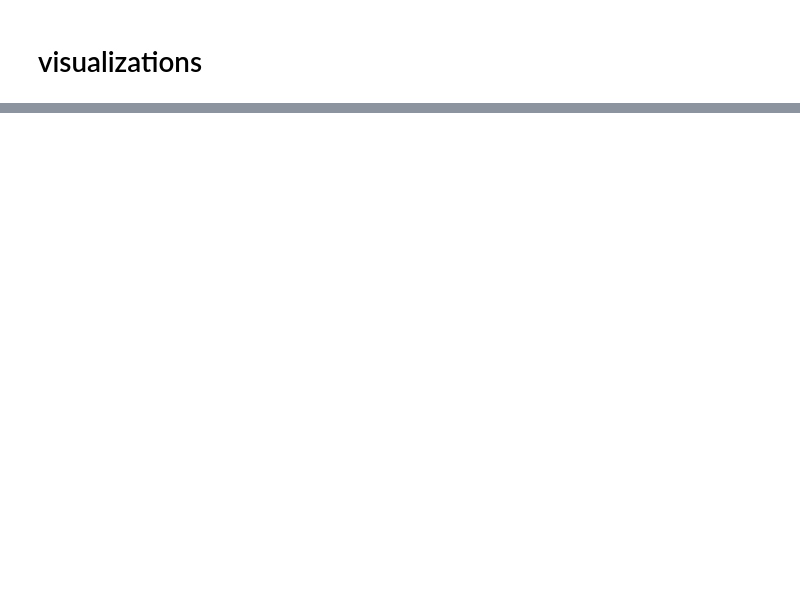
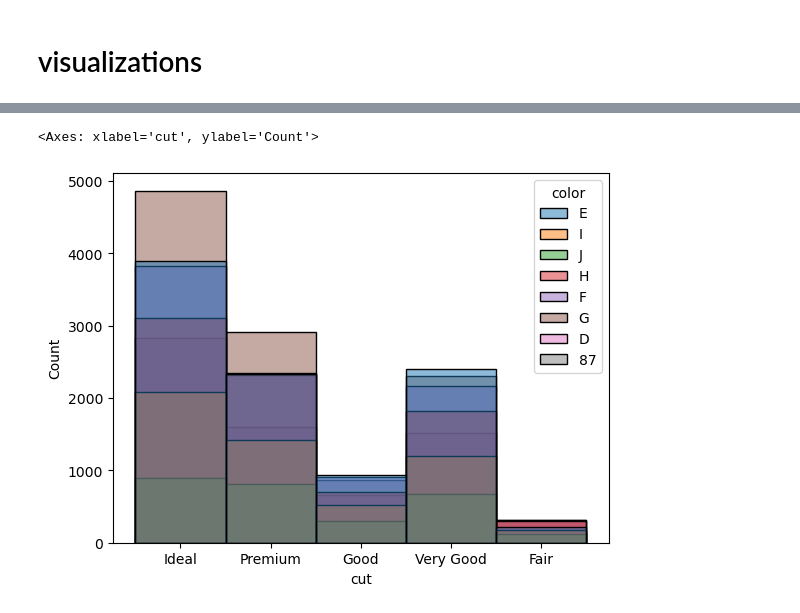
Before and after one commit to yassmin-ali-19/Data_Preprocessing_and_Visualization, a Jupyter notebook: workshop.ipynb, the cells around one changed output, grey strips where cells are left out. Saved outputs shown, nothing was run; the diff lists cells and outputs as text; code cells hidden in the pictures; blank space fills up the shorter version.

```diff
--- a/workshop.ipynb
+++ b/workshop.ipynb
@@ -40,0 +173,5 @@ sns.histplot(x='cut',data=data) #1d
+# %%
+sns.histplot(x='cut',hue='color',data=data) #1d
+# %% [output]
+<Axes: xlabel='cut', ylabel='Count'>
+[figure, added]
```
Also changed, not shown: parts of 45 cells of this notebook.
